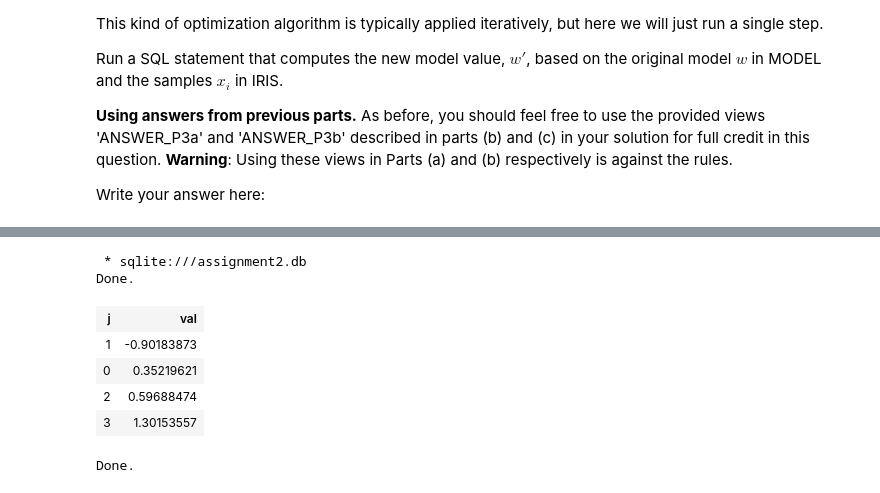
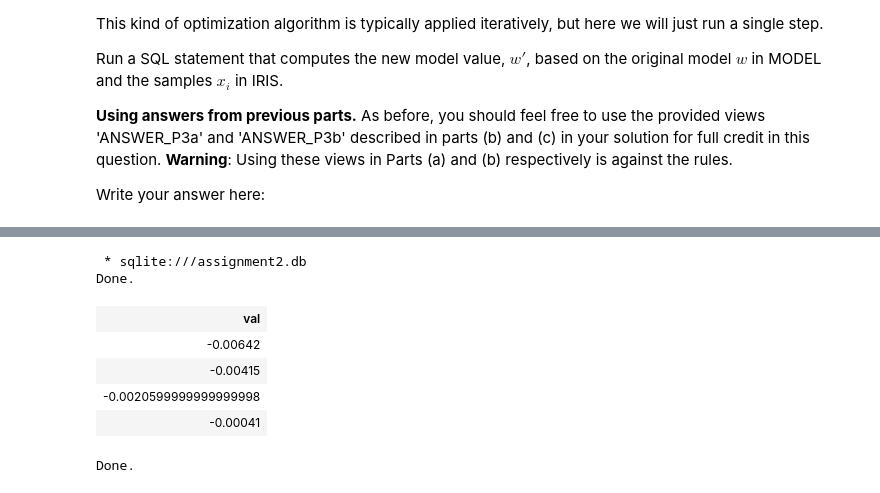
Before and after one commit to jhuang292/SQL, a Jupyter notebook: assignment2.ipynb, the cells around one changed output, grey strips where cells are left out. Cells and saved outputs as stored; diff of their text form; code cells hidden in the pictures.

```diff
--- a/assignment2.ipynb
+++ b/assignment2.ipynb
@@ -726,8 +770,6 @@ Done.
 # %%
 %%sql
-SELECT tb1.j AS j, ROUND((tb1.val + tb2.val), 8) AS val
-FROM MODEL AS tb1, (
-                    SELECT 0.0001*SUM((R.Label-P.val)*R.SepalLength) AS val
+SELECT 0.0001*SUM((R.Label-P.val)*R.SepalLength) AS val
                 FROM PREDICTION AS P
                 INNER JOIN
                 (
@@ -738,40 +780,38 @@ FROM MODEL AS tb1, (
                 UNION
                 SELECT 0.0001*SUM((R.Label-P.val)*R.SepalWidth) AS val
                                 FROM PREDICTION AS P
                                 INNER JOIN
                                 (
                                         SELECT *
                                         FROM IRIS
                                         ) AS R
                                 ON P.i = R.i
                 UNION
                 SELECT 0.0001*SUM((R.Label-P.val)*R.PetalLength) AS val
                                 FROM PREDICTION AS P
                                 INNER JOIN
                                 (
                                         SELECT *
                                         FROM IRIS
                                         ) AS R
                                 ON P.i = R.i
                 UNION
                 SELECT 0.0001*SUM((R.Label-P.val)*R.PetalWidth) AS val
                                 FROM PREDICTION AS P
                                 INNER JOIN
                                 (
                                         SELECT *
                                         FROM IRIS
                                         ) AS R
                                 ON P.i = R.i
-                        ) AS tb2
-GROUP BY tb1.val
 # %% [output]
  * sqlite:///assignment2.db
 Done.
-| j | val |
-| 1 | -0.90183873 |
-| 0 | 0.35219621 |
-| 2 | 0.59688474 |
-| 3 | 1.30153557 |
+| val |
+| -0.00642 |
+| -0.00415 |
+| -0.0020599999999999998 |
+| -0.00041 |
 # %%
 """
 Expected output below- don't re-evaluate this cell!
```
Also changed, not shown: parts of 1 cell of this notebook.
